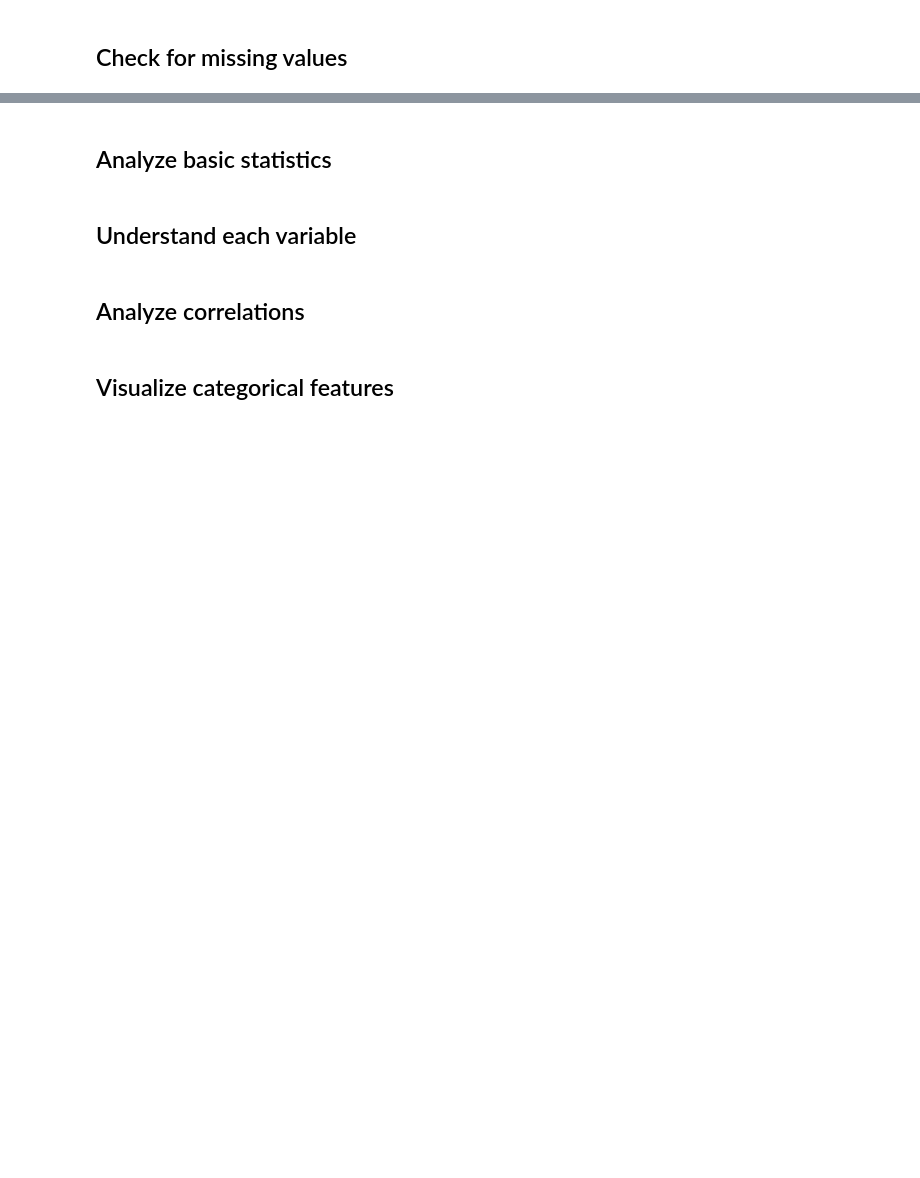
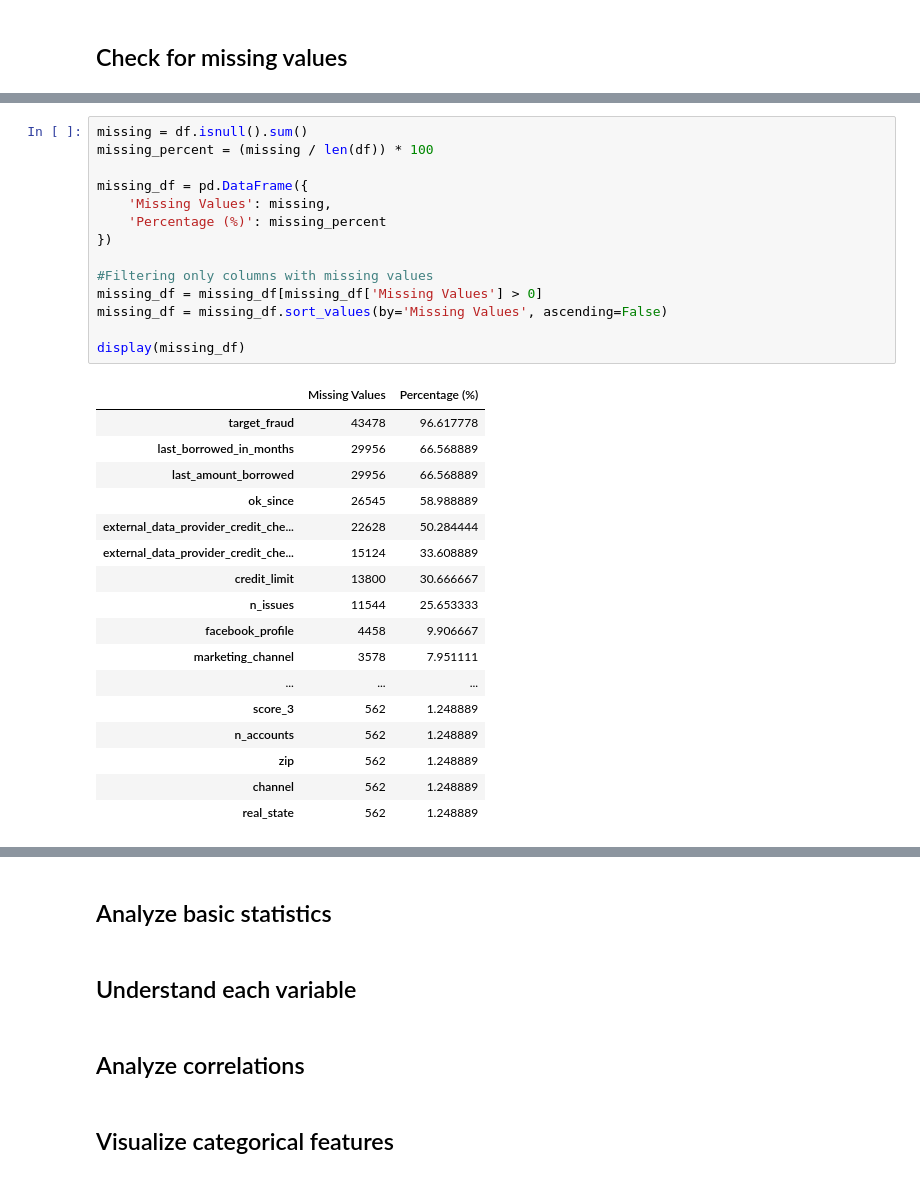
Before and after one commit to gabrielcapela/credit_risk, a Jupyter notebook: credit_risk.ipynb, the cells around one changed output, grey strips where cells are left out. Cells and saved outputs as stored; diff of their text form; blank space fills up the shorter version.

```diff
--- a/credit_risk.ipynb
+++ b/credit_risk.ipynb
@@ -259,0 +285,32 @@
+# %%
+missing = df.isnull().sum()
+missing_percent = (missing / len(df)) * 100
+
+missing_df = pd.DataFrame({
+    'Missing Values': missing,
+    'Percentage (%)': missing_percent
+})
+
+#Filtering only columns with missing values
+missing_df = missing_df[missing_df['Missing Values'] > 0]
+missing_df = missing_df.sort_values(by='Missing Values', ascending=False)
+
+display(missing_df)
+# %% [output]
+|  | Missing Values | Percentage (%) |
+| target_fraud | 43478 | 96.617778 |
+| last_borrowed_in_months | 29956 | 66.568889 |
+| last_amount_borrowed | 29956 | 66.568889 |
+| ok_since | 26545 | 58.988889 |
+| external_data_provider_credit_che... | 22628 | 50.284444 |
+| external_data_provider_credit_che... | 15124 | 33.608889 |
+| credit_limit | 13800 | 30.666667 |
+| n_issues | 11544 | 25.653333 |
+| facebook_profile | 4458 | 9.906667 |
+| marketing_channel | 3578 | 7.951111 |
+| ... | ... | ... |
+| score_3 | 562 | 1.248889 |
+| n_accounts | 562 | 1.248889 |
+| zip | 562 | 1.248889 |
+| channel | 562 | 1.248889 |
+| real_state | 562 | 1.248889 |
```
Also changed, not shown: parts of 24 cells of this notebook.
